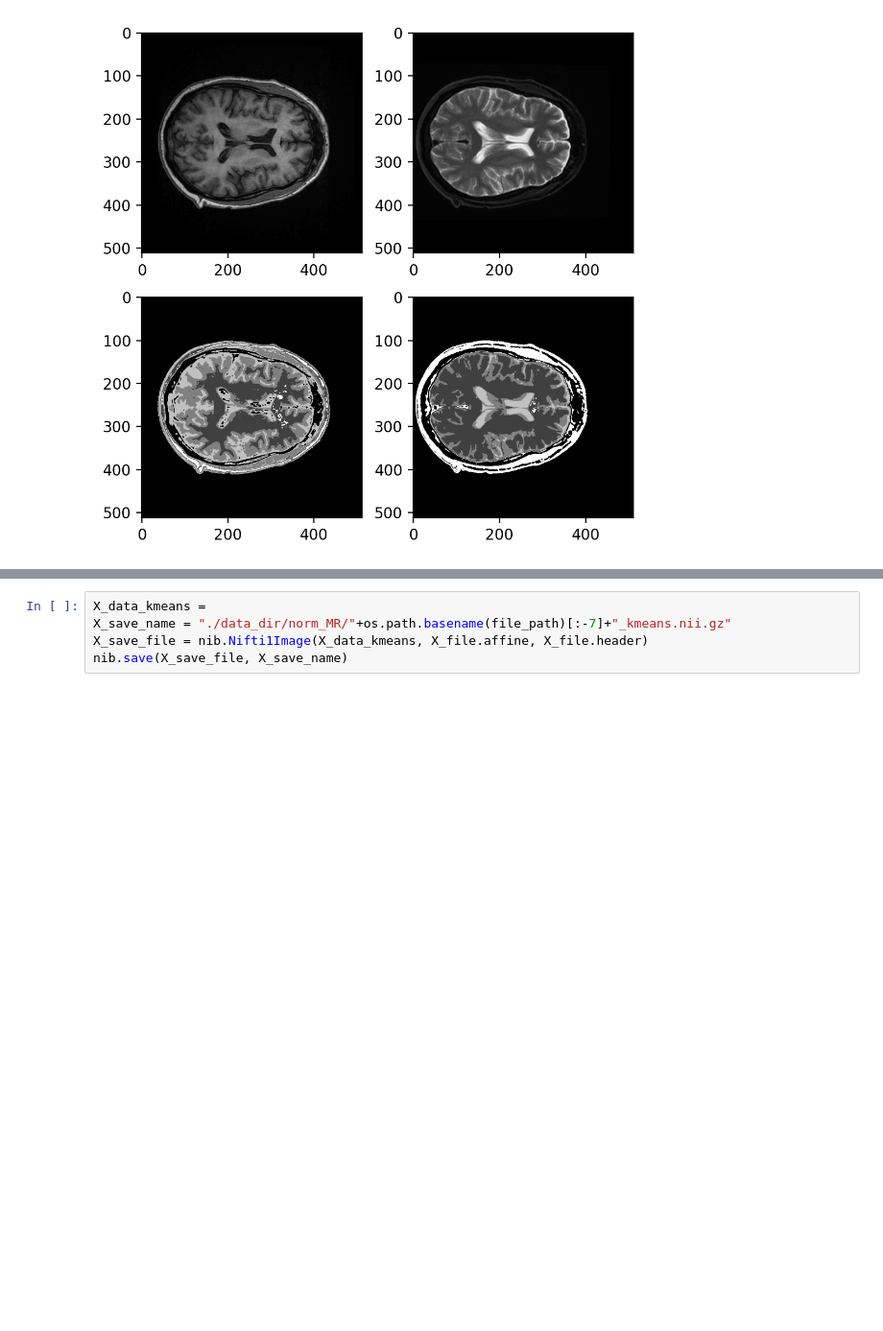
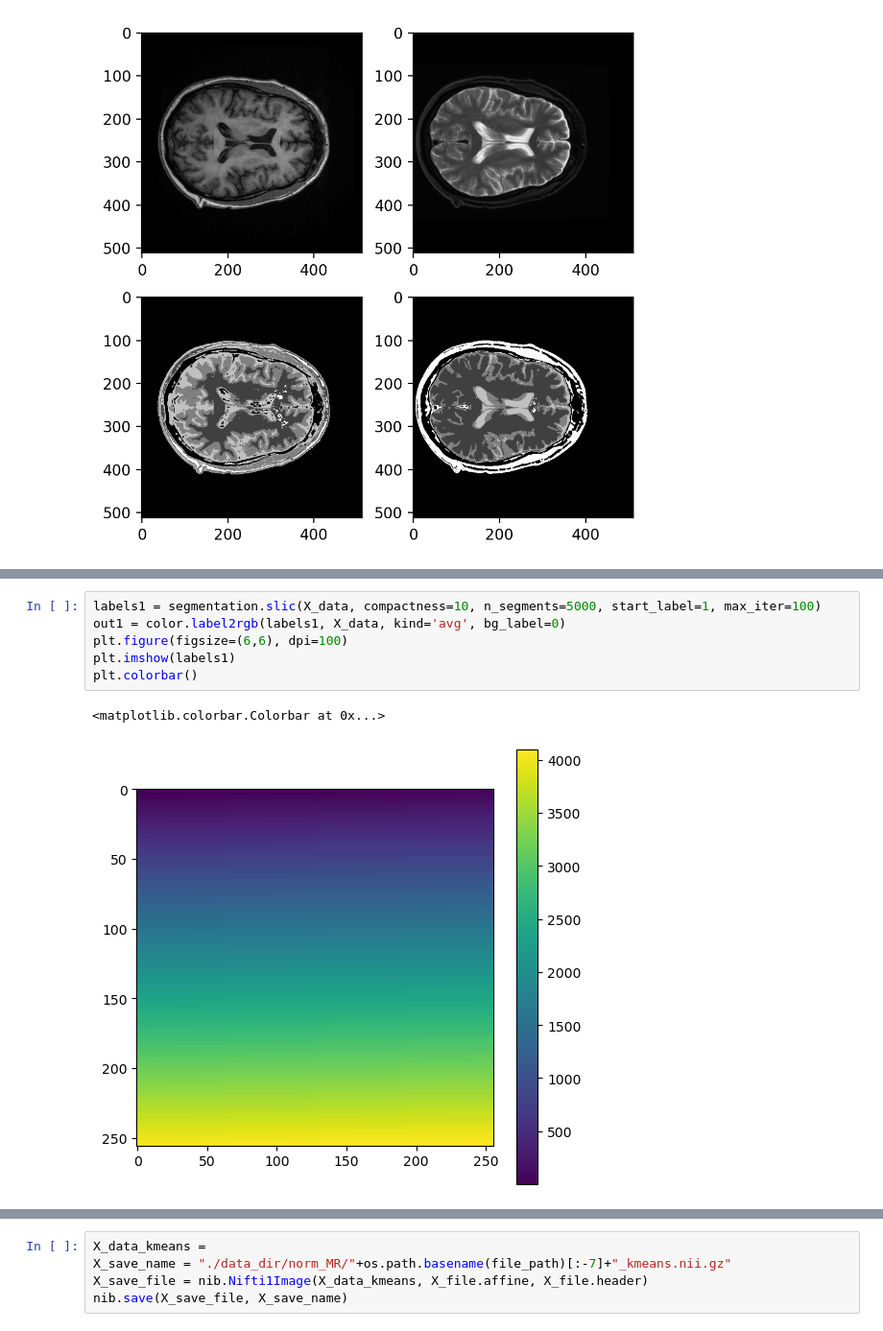
Before and after one commit to WeijieChen2017/SUREMI, a Jupyter notebook: kmeans.ipynb, the cells around one changed output, grey strips where cells are left out. Shown at 96% size. Drawn from its saved outputs; the diff is of its cells as text; blank space fills up the shorter version.

```diff
--- a/kmeans.ipynb
+++ b/kmeans.ipynb
@@ -271,0 +371,9 @@ plt.imshow(Y_data_k, cmap="gray")
+# %%
+labels1 = segmentation.slic(X_data, compactness=10, n_segments=5000, start_label=1, max_iter=100)
+out1 = color.label2rgb(labels1, X_data, kind='avg', bg_label=0)
+plt.figure(figsize=(6,6), dpi=100)
+plt.imshow(labels1)
+plt.colorbar()
+# %% [output]
+<matplotlib.colorbar.Colorbar at 0x...>
+[figure, added]
```
Also changed, not shown: parts of 16 cells of this notebook, 3 other files.
